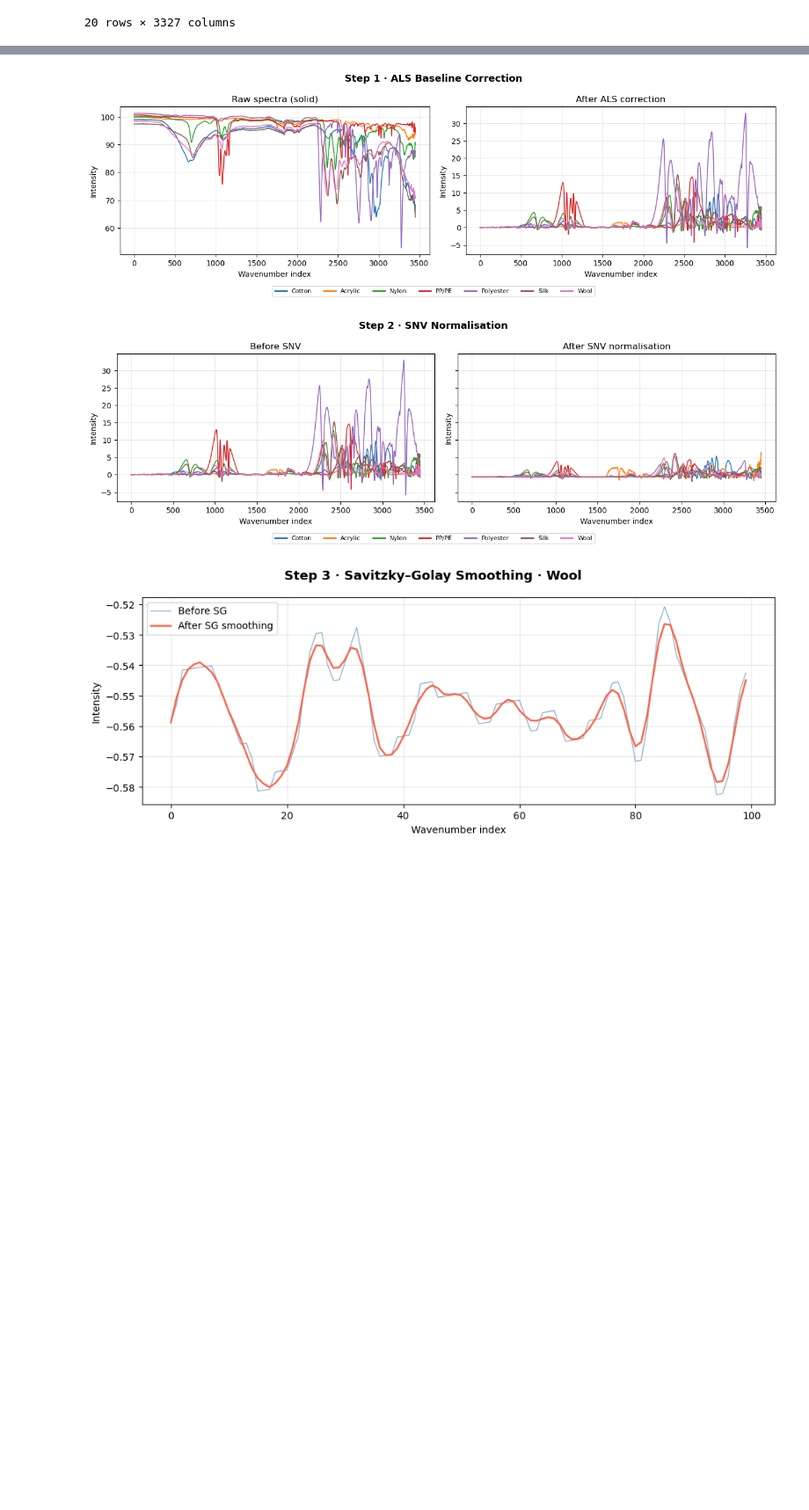
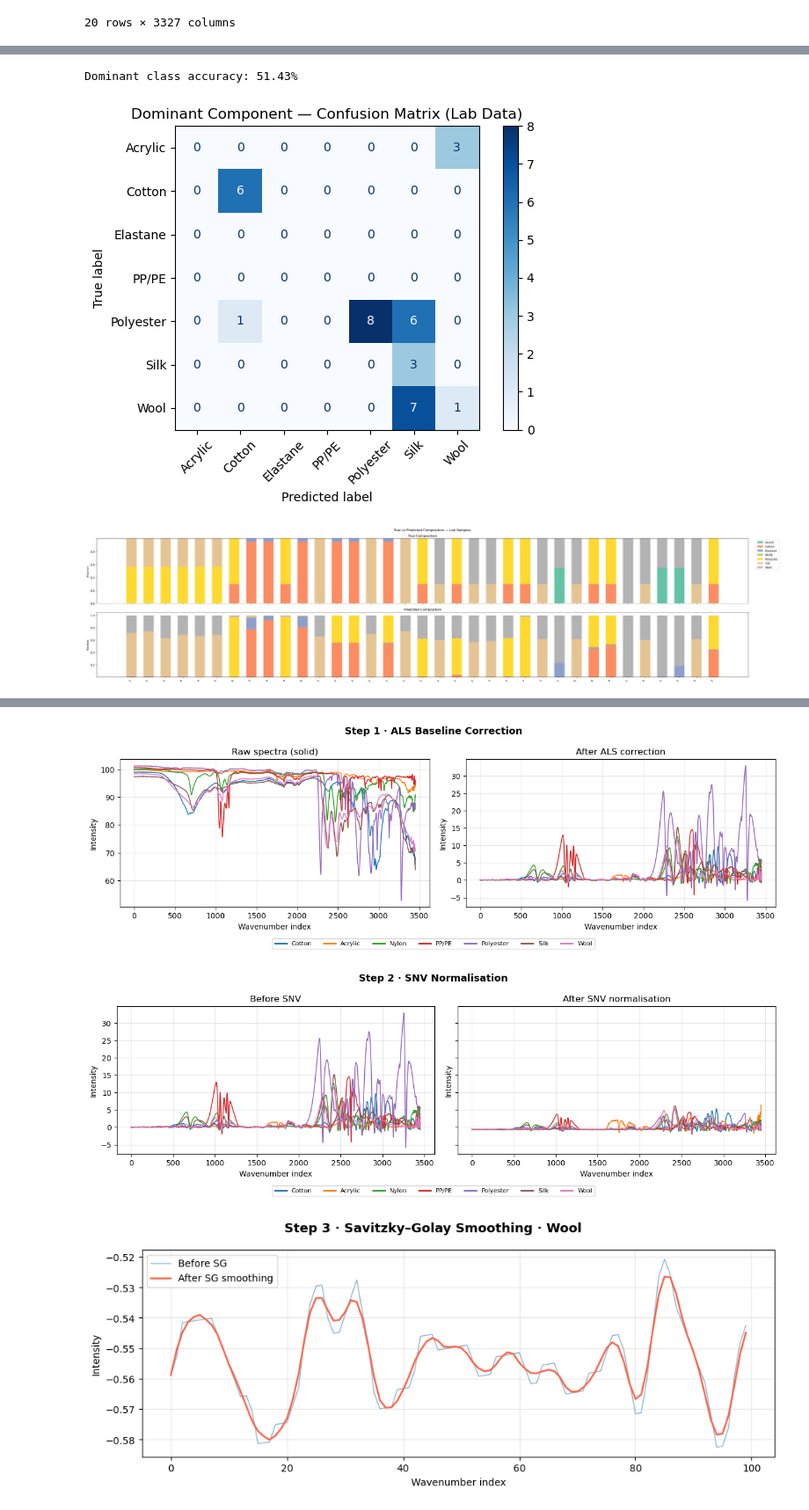
Before and after one commit to Eggorchikk/CBL_IR, a Jupyter notebook: CBL_ML/MD_CBL.ipynb, the cells around one changed output, grey strips where cells are left out. Shown at 88% size. Drawn from its saved outputs; the diff is of its cells as text; code cells hidden in the pictures; blank space fills up the shorter version.

```diff
--- a/CBL_ML/MD_CBL.ipynb
+++ b/CBL_ML/MD_CBL.ipynb
@@ -436,0 +1032,70 @@ Final shape: (1653, 3327), NaNs: 0
+# %%
+true_dominant = np.argmax(y_true_lab, axis=1)
+pred_dominant = np.argmax(preds,      axis=1)
+
+dominant_acc = (true_dominant == pred_dominant).mean()
+print(f"Dominant class accuracy: {dominant_acc:.2%}")
+
+cm   = confusion_matrix(true_dominant, pred_dominant, labels=range(len(classes)))
+disp = ConfusionMatrixDisplay(cm, display_labels=classes)
+disp.plot(cmap="Blues", xticks_rotation=45)
+plt.title("Dominant Component — Confusion Matrix (Lab Data)")
+plt.tight_layout()
+plt.show()
+
+# Predicted vs True composition per sample
+n_samples = len(preds)
+x_pos     = np.arange(n_samples)
+width     = 0.35
+
+fig, (ax1, ax2) = plt.subplots(2, 1, figsize=(max(10, n_samples), 8), sharex=True)
+
+bottom_true = np.zeros(n_samples)
+bottom_pred = np.zeros(n_samples)
+
+colors = plt.cm.Set2(np.linspace(0, 1, len(classes)))
+
+for i, (cls, color) in enumerate(zip(classes, colors)):
+    ax1.bar(x_pos, y_true_lab[:, i], bottom=bottom_true,
+            label=cls, color=color, width=0.6)
+    ax2.bar(x_pos, preds[:, i],      bottom=bottom_pred,
+            label=cls, color=color, width=0.6)
+    bottom_true += y_true_lab[:, i]
+    bottom_pred += preds[:, i]
+
+ax1.set_title("True Composition")
+ax2.set_title("Predicted Composition")
+ax1.set_ylabel("Fraction")
+ax2.set_ylabel("Fraction")
+ax2.set_xticks(x_pos)
+ax2.set_xticklabels(final_df_test_mix["Spectrum_ID"].values, rotation=45, ha="right")
+ax1.legend(bbox_to_anchor=(1.01, 1), loc="upper left")
+plt.suptitle("True vs Predicted Composition — Lab Samples")
+plt.tight_layout()
+plt.show()
+
+# Error heatmap — how wrong per class per sample
+error_matrix = np.abs(y_true_lab - preds)  # (n_samples, n_classes)
+
+fig, ax = plt.subplots(figsize=(len(classes) + 2, max(4, n_samples * 0.4)))
+im = ax.imshow(error_matrix, cmap="Reds", aspect="auto", vmin=0, vmax=0.5)
+ax.set_xticks(range(len(classes)))
+ax.set_xticklabels(classes, rotation=45, ha="right")
+ax.set_yticks(range(n_samples))
+ax.set_yticklabels(final_df_test_mix["Spectrum_ID"].values)
+plt.colorbar(im, ax=ax, label="Absolute Error")
+
+# Annotate cells with error values
+for i in range(n_samples):
+    for j in range(len(classes)):
+        ax.text(j, i, f"{error_matrix[i, j]}",
+                ha="center", va="center", fontsize=8,
+                color="black" if error_matrix[i, j] < 0.3 else "white")
+
+ax.set_title("Absolute Composition Error per Sample and Class")
+plt.tight_layout()
+plt.show()
+# %% [output]
+Dominant class accuracy: 51.43%
+[figure, added]
+[figure, added]
```
Also changed, not shown: parts of 35 cells of this notebook, 47 other files.
